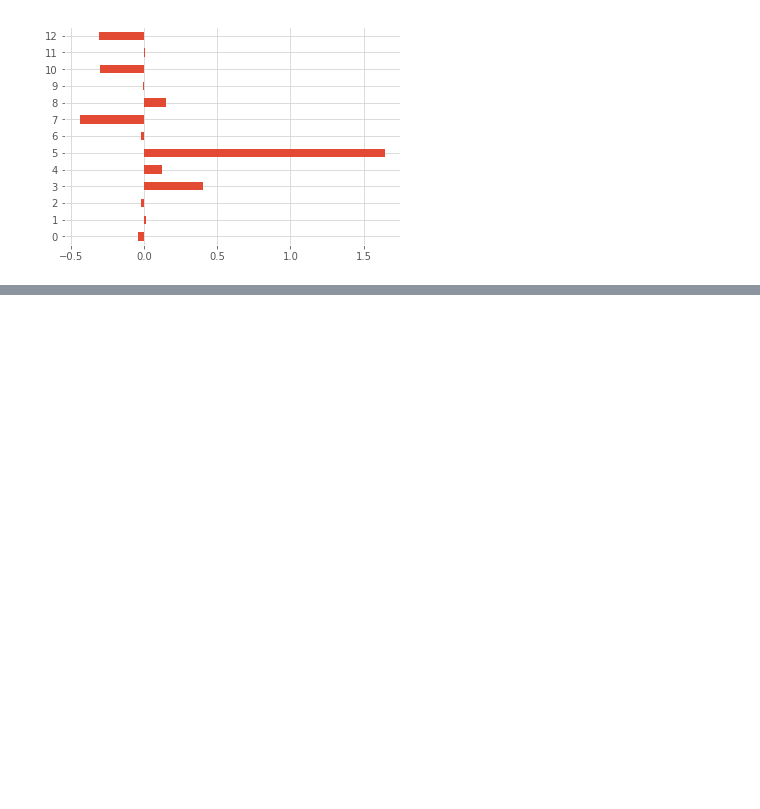
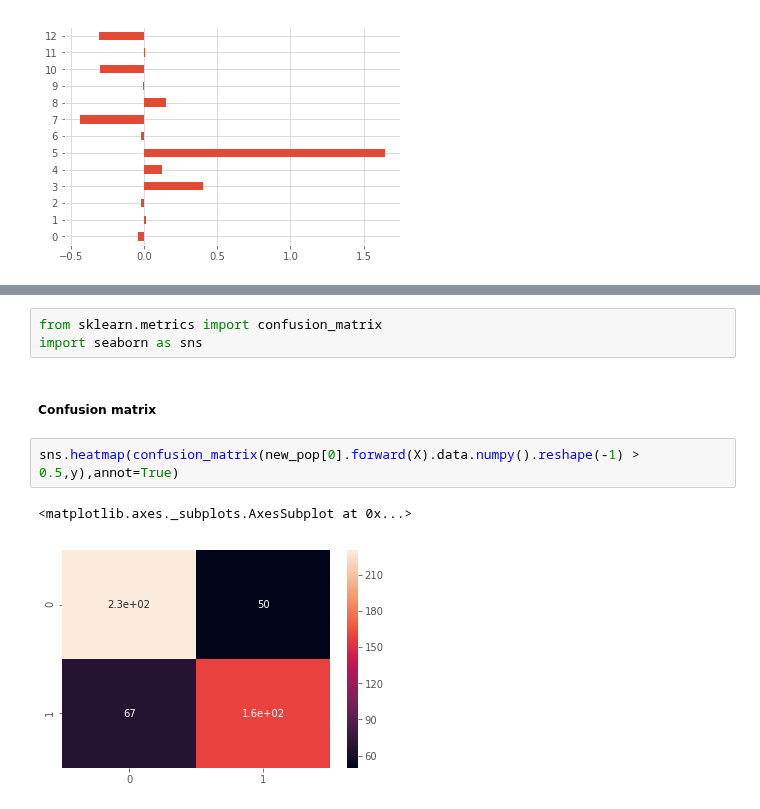
Before and after one commit to TheoLvs/reinforcement-learning, a Jupyter notebook: 4. Chrome Dino/20180203 - Genetic algorithms experiments.ipynb, the cells around one changed output, grey strips where cells are left out. Cells and saved outputs as stored; diff of their text form; blank space fills up the shorter version.

```diff
--- a/4. Chrome Dino/20180203 - Genetic algorithms experiments.ipynb
+++ b/4. Chrome Dino/20180203 - Genetic algorithms experiments.ipynb
@@ -299,0 +335,10 @@ pd.Series(lr.coef_[0]).plot(kind = "barh")
+# %%
+from sklearn.metrics import confusion_matrix
+import seaborn as sns
+# %% [markdown]
+##### Confusion matrix
+# %%
+sns.heatmap(confusion_matrix(new_pop[0].forward(X).data.numpy().reshape(-1) > 0.5,y),annot=True)
+# %% [output]
+<matplotlib.axes._subplots.AxesSubplot at 0x...>
+[figure, added]
```
Also changed, not shown: parts of 20 cells of this notebook, 1 other file.
